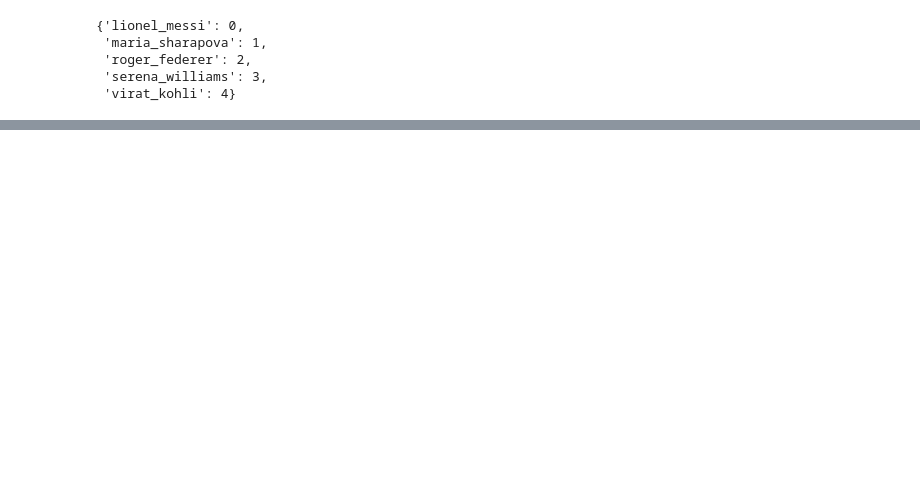
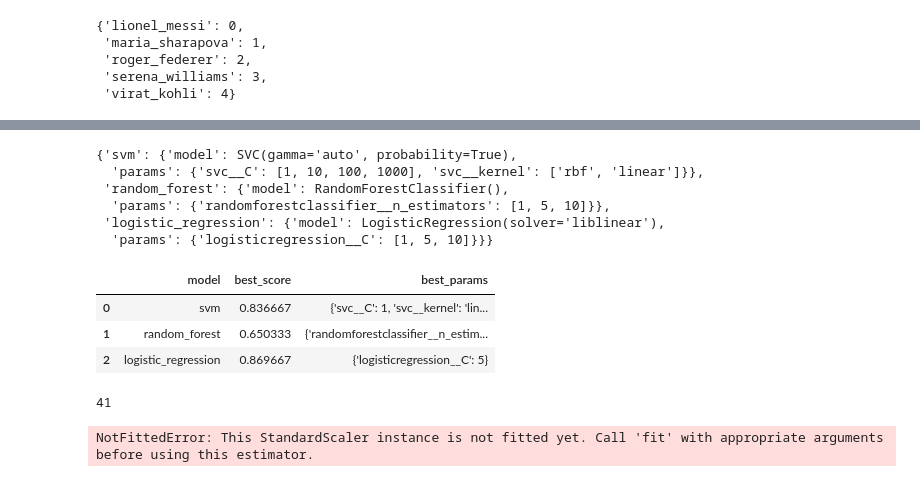
Before and after one commit to purvadaga/Image-classifier-web-app, a Jupyter notebook: model/Untitled.ipynb, the cells around one changed output, grey strips where cells are left out. Cells and saved outputs as stored; diff of their text form; code cells hidden in the pictures; blank space fills up the shorter version.

```diff
--- a/model/Untitled.ipynb
+++ b/model/Untitled.ipynb
@@ -267,0 +280,3 @@ class_dict
+# %%
+X = np.array(X).reshape(len(X),4096).astype(float)
+X.shape
@@ -267,0 +319,61 @@ class_dict
+# %%
+model_params = {
+    'svm': {
+        'model': svm.SVC(gamma='auto',probability=True),
+        'params' : {
+            'svc__C': [1,10,100,1000],
+            'svc__kernel': ['rbf','linear']
+        }
+    },
+    'random_forest': {
+        'model': RandomForestClassifier(),
+        'params' : {
+            'randomforestclassifier__n_estimators': [1,5,10]
+        }
+    },
+    'logistic_regression' : {
+        'model': LogisticRegression(solver='liblinear',multi_class='auto'),
+        'params': {
+            'logisticregression__C': [1,5,10]
+        }
+    }
+}
+
+model_params
+# %% [output]
+{'svm': {'model': SVC(gamma='auto', probability=True),
+  'params': {'svc__C': [1, 10, 100, 1000], 'svc__kernel': ['rbf', 'linear']}},
+ 'random_forest': {'model': RandomForestClassifier(),
+  'params': {'randomforestclassifier__n_estimators': [1, 5, 10]}},
+ 'logistic_regression': {'model': LogisticRegression(solver='liblinear'),
+  'params': {'logisticregression__C': [1, 5, 10]}}}
+# %%
+scores = []
+best_estimators = {}
+import pandas as pd
+for algo, mp in model_params.items():
+    pipe = make_pipeline(StandardScaler(), mp['model'])
+    clf =  GridSearchCV(pipe, mp['params'], cv=5, return_train_score=False)
+    clf.fit(X_train, y_train)
+    scores.append({
+        'model': algo,
+        'best_score': clf.best_score_,
+        'best_params': clf.best_params_
+    })
+    best_estimators[algo] = clf.best_estimator_
+
+df = pd.DataFrame(scores,columns=['model','best_score','best_params'])
+df
+# %% [output]
+|  | model | best_score | best_params |
+| 0 | svm | 0.836667 | {'svc__C': 1, 'svc__kernel': 'lin... |
+| 1 | random_forest | 0.650333 | {'randomforestclassifier__n_estim... |
+| 2 | logistic_regression | 0.869667 | {'logisticregression__C': 5} |
+# %%
+len(X_test)
+# %% [output]
+41
+# %%
+print(classification_report(y_test, pipe.predict(X_test)))
+# %% [output]
+NotFittedError: This StandardScaler instance is not fitted yet. Call 'fit' with appropriate arguments before using this estimator.
```
Also changed, not shown: parts of 22 cells of this notebook, 42 other files.
